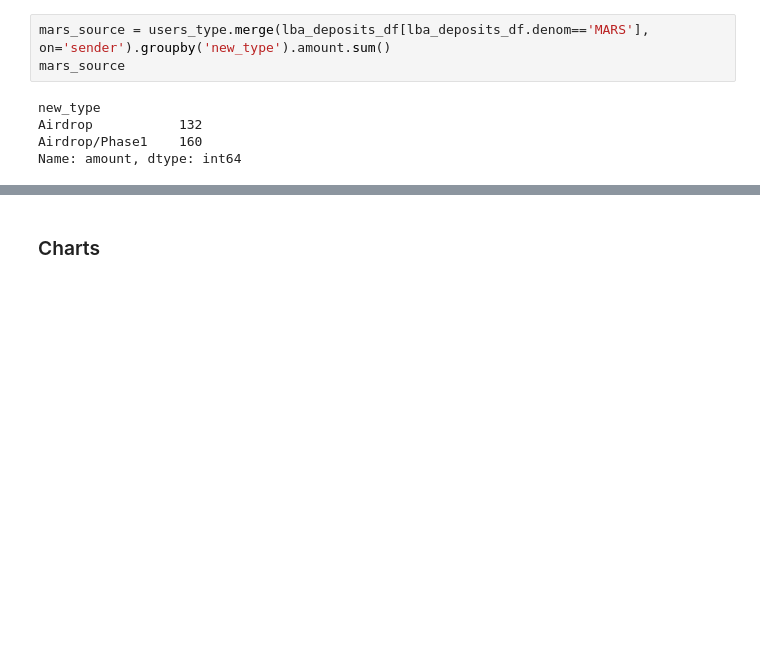
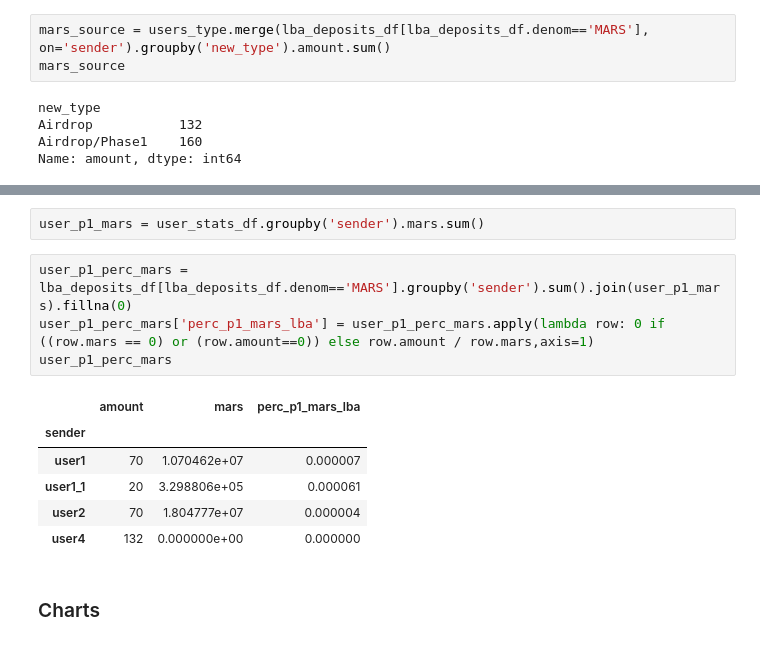
Before and after one commit to IncioMan/mars_lockdrop, a Jupyter notebook: notebook/Mars Lockdrop_LBA.ipynb, the cells around one changed output, grey strips where cells are left out. Drawn from its saved outputs; the diff is of its cells as text; blank space fills up the shorter version.

```diff
--- a/notebook/Mars Lockdrop_LBA.ipynb
+++ b/notebook/Mars Lockdrop_LBA.ipynb
@@ -171,3 +241,16 @@ Name: amount, dtype: int64
+# %%
+user_p1_mars = user_stats_df.groupby('sender').mars.sum()
+# %%
+user_p1_perc_mars = lba_deposits_df[lba_deposits_df.denom=='MARS'].groupby('sender').sum().join(user_p1_mars).fillna(0)
+user_p1_perc_mars['perc_p1_mars_lba'] = user_p1_perc_mars.apply(lambda row: 0 if ((row.mars == 0) or (row.amount==0)) else row.amount / row.mars,axis=1)
+user_p1_perc_mars
+# %% [output]
+|  | amount | mars | perc_p1_mars_lba |
+| sender |  |  |  |
+| user1 | 70 | 1.070462e+07 | 0.000007 |
+| user1_1 | 20 | 3.298806e+05 | 0.000061 |
+| user2 | 70 | 1.804777e+07 | 0.000004 |
+| user4 | 132 | 0.000000e+00 | 0.000000 |
 # %% [markdown]
 ### Charts
 # %%
```
Also changed, not shown: parts of 12 cells of this notebook.
